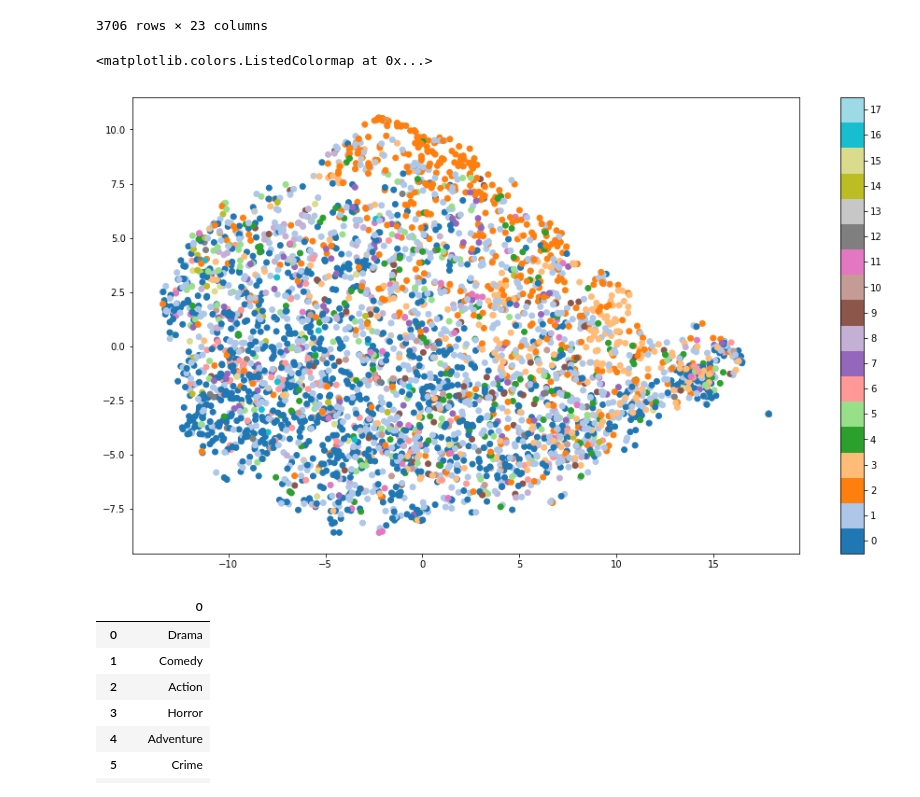
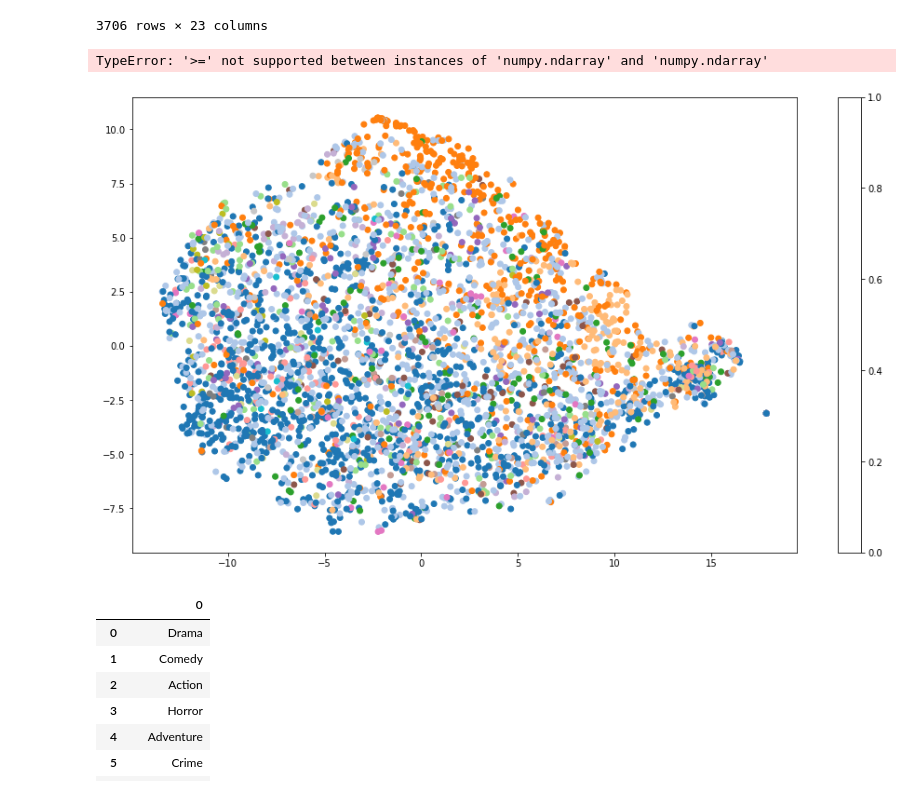
Before and after one commit to ryhryh/NTU-ML2017, a Jupyter notebook: hw5/p5.ipynb, the cells around one changed output. Drawn from its saved outputs; the diff is of its cells as text; code cells hidden in the pictures.

```diff
--- a/hw5/p5.ipynb
+++ b/hw5/p5.ipynb
@@ -386,25 +386,22 @@ df_movie_embedding
 | 3704 | -0.360535 | -0.565983 | -0.539536 | -0.537630 | -0.610962 | -0.584332 | 0.565678 | -0.561014 | 0.577955 | 0.442420 | ... | ... |
 | 3705 | -0.625354 | -0.238750 | -0.641165 | -0.524906 | -0.553579 | -0.502643 | 0.424663 | -0.735830 | 0.467852 | 0.361539 | ... | ... |
 3706 rows × 23 columns
-# %%
-plt.cm.get_cmap("tab20", 18)
-# %% [output]
-<matplotlib.colors.ListedColormap at 0x...>
 # %%
 plt.figure(figsize=(16,9))
-cm = plt.cm.get_cmap("tab20", 18)
+cmap = plt.cm.get_cmap("tab20", 18)
 
 x = df_movie_embedding['x-tsne'].values
 y = df_movie_embedding['y-tsne'].values
-color = df_movie_embedding['Genres_label'].values
+c = df_movie_embedding['Genres_label'].values
 
 
-sc = plt.scatter(x, y, c=color, cmap=cm)
-plt.colorbar(ticks=range(18))
+sc = plt.scatter(x, y, c=c, cmap=cmap)
+plt.colorbar(ticks=['a','b'])
 plt.clim(-0.5, 17.5)
 plt.show()
 # %% [output]
+TypeError: '>=' not supported between instances of 'numpy.ndarray' and 'numpy.ndarray'
-[figure, old version]
+[figure, new version]
 # %%
 df_Genres = pd.DataFrame(genre_list)
 df_Genres
```
